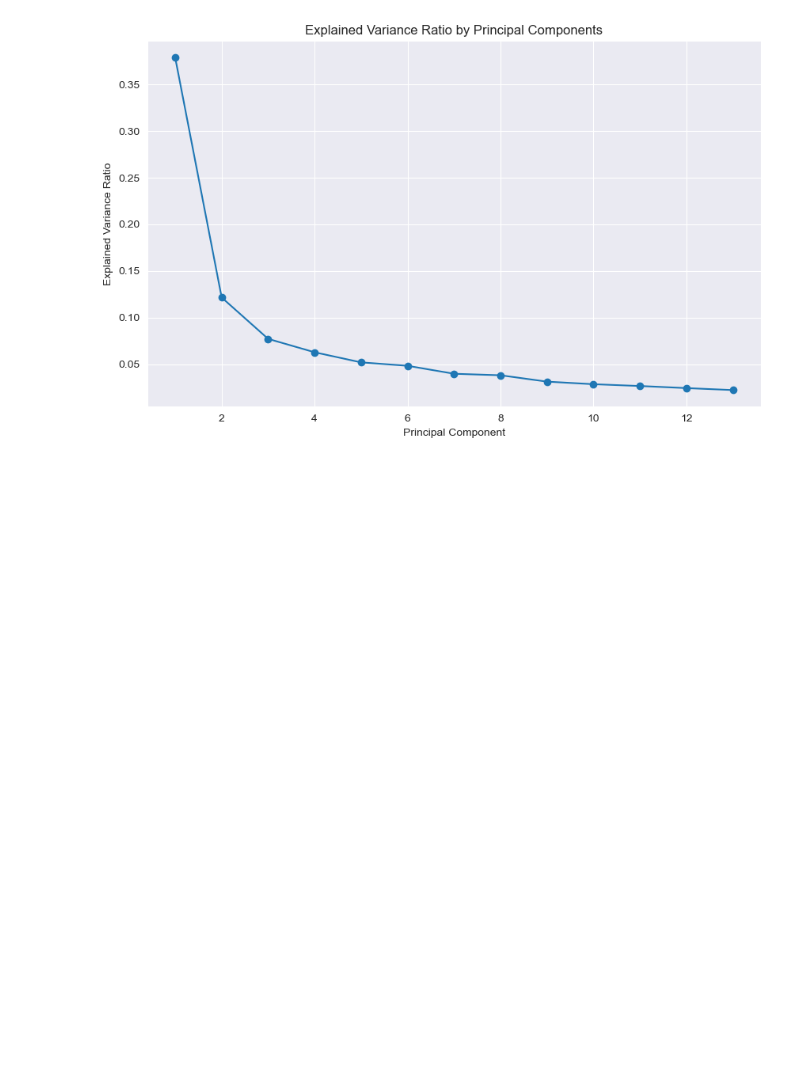
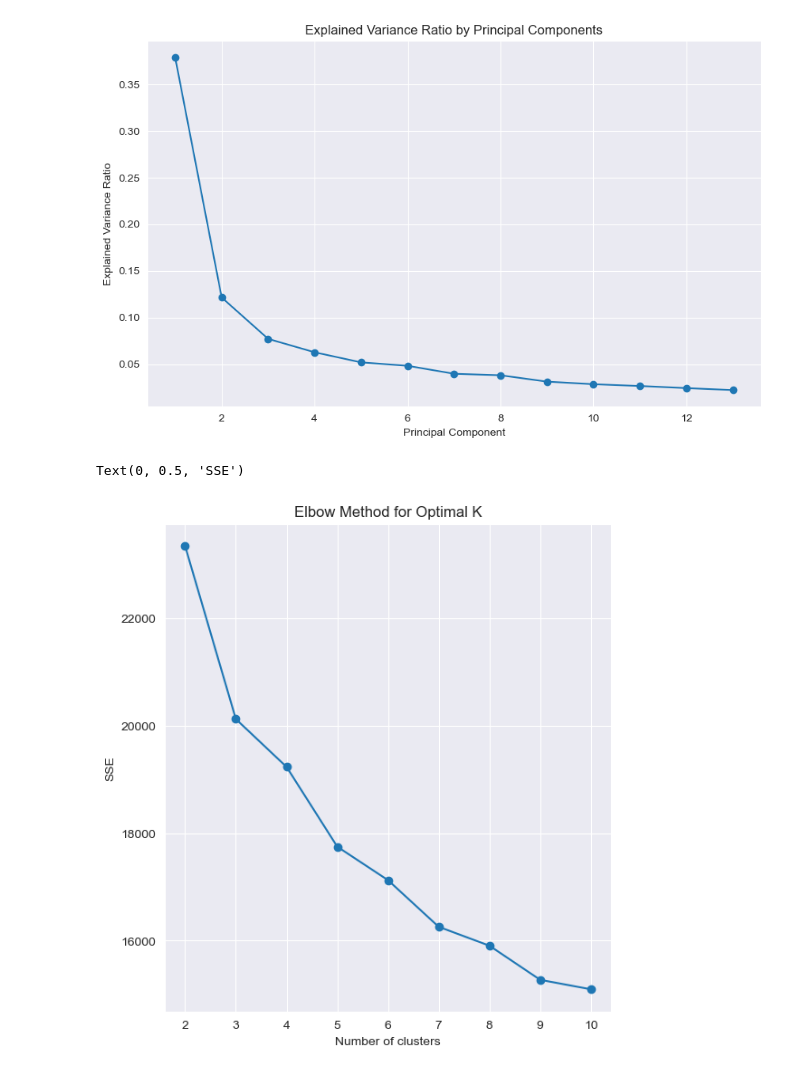
Before and after one commit to gdanylov/CSCA-5632-Final-Project, a Jupyter notebook: main.ipynb, the cells around one changed output. Saved outputs shown, nothing was run; the diff lists cells and outputs as text; code cells hidden in the pictures; blank space fills up the shorter version.

Commit message:
K means clustering and analysis

```diff
--- a/main.ipynb
+++ b/main.ipynb
@@ -199,0 +207,22 @@ plt.show()
+# %%
+# Determine the optimal number of clusters using the Elbow method
+sse = []
+silhouette_scores = []
+range_n_clusters = range(2, 11)  # We'll test for 2 to 10 clusters
+
+for n_clusters in range_n_clusters:
+    kmeans = KMeans(n_clusters=n_clusters, random_state=42, n_init='auto')
+    kmeans.fit(pca_df.drop(columns=['ID', 'Dt_Customer']))
+    sse.append(kmeans.inertia_)
+    silhouette_scores.append(silhouette_score(pca_df.drop(columns=['ID', 'Dt_Customer']), kmeans.labels_))
+
+# Plot the Elbow method results
+plt.figure(figsize=(14, 7))
+plt.subplot(1, 2, 1)
+plt.plot(range_n_clusters, sse, marker='o')
+plt.title('Elbow Method for Optimal K')
+plt.xlabel('Number of clusters')
+plt.ylabel('SSE')
+# %% [output]
+Text(0, 0.5, 'SSE')
+[figure, added]
```
Also changed, not shown: parts of 15 cells of this notebook.
